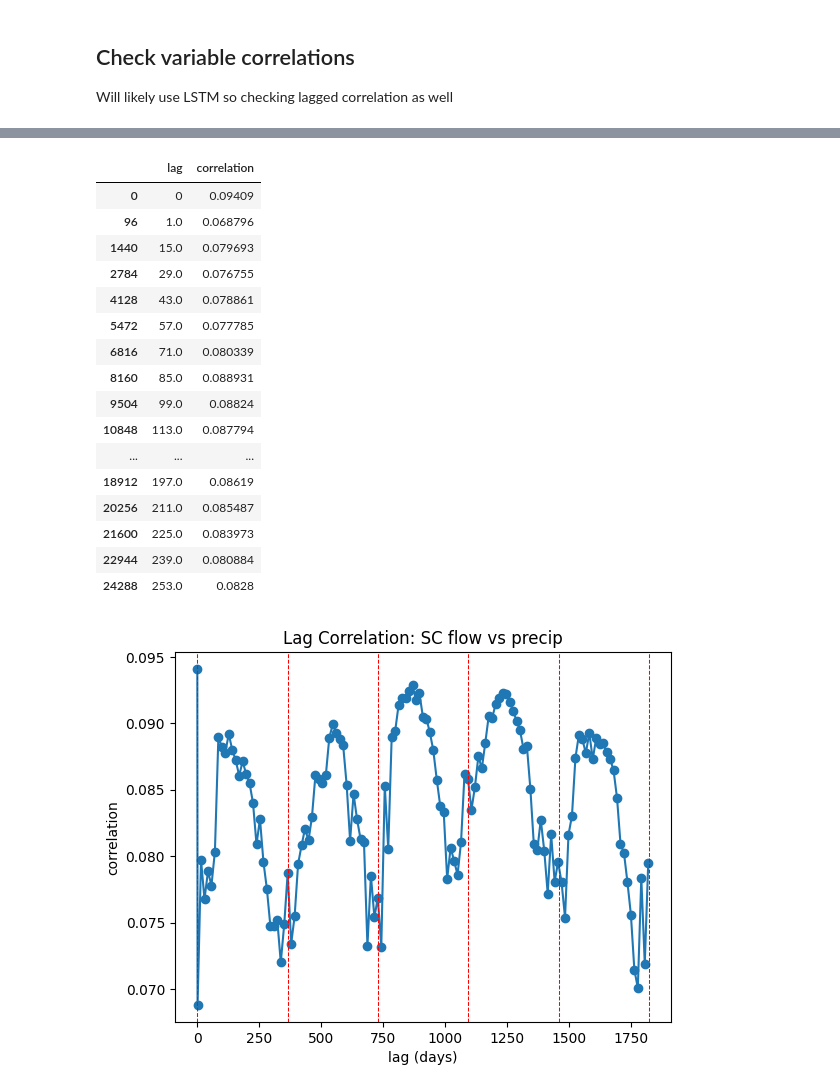
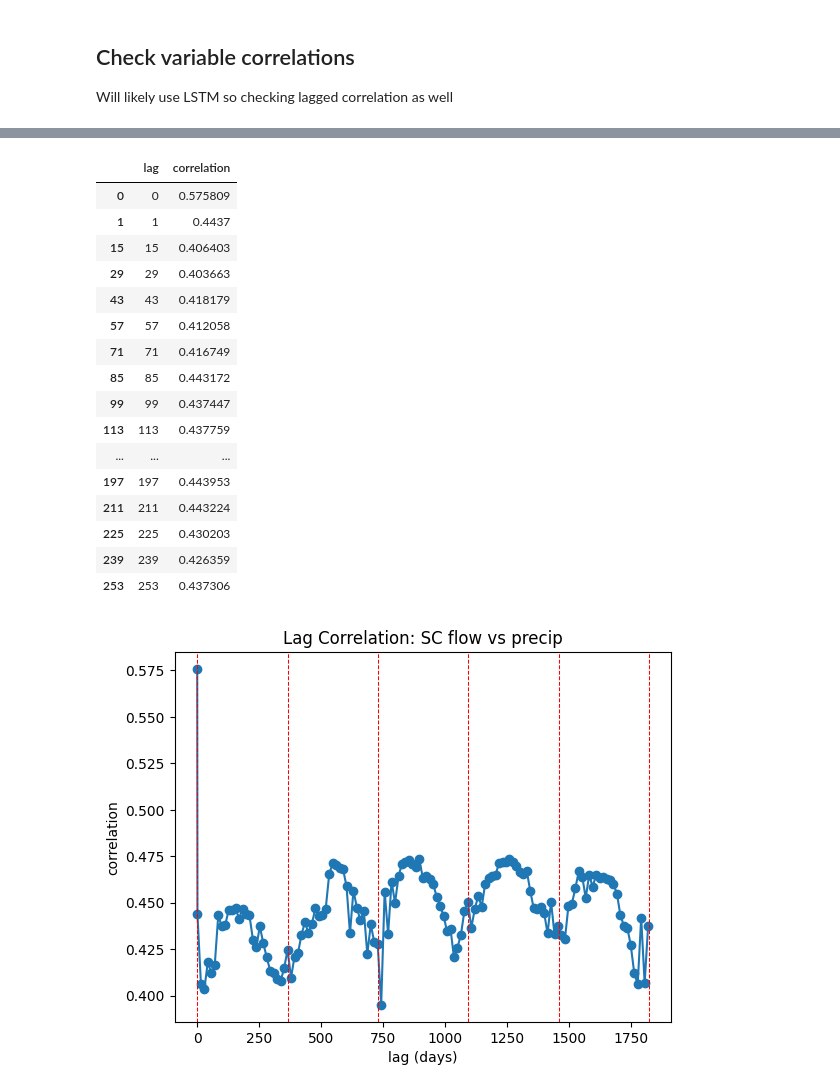
Before and after one commit to kpretz/San-Lorenzo-Flood-Prediction, a Jupyter notebook: 01_GetData_EDA.ipynb, the cells around one changed output, grey strips where cells are left out. Cells and saved outputs as stored; diff of their text form; code cells hidden in the pictures.

```diff
--- a/01_GetData_EDA.ipynb
+++ b/01_GetData_EDA.ipynb
@@ -168,6 +210,9 @@ Missing streamflow is linearly interpolated.
 # %%
 # combine all data into one df
 
-hydro_data = pd.merge(rain_15min, streamflow, how='outer', left_index=True, right_index=True)
+hydro_data1 = pd.merge(rain_resample, streamflow, how='outer', left_index=True, right_index=True)
+hydro_data = pd.merge(hydro_data1, ndwi, how='outer', left_index=True, right_index=True)
+hydro_data['ndwi_watershed_green_nir'] = hydro_data['ndwi_watershed_green_nir'].ffill()
+
 hydro_data.head()
 # %% [output]
@@ -251,10 +292,10 @@ dtype: object
 # %%
-hydro_data[['q_cfs_BT_int', 'q_cfs_SC_int']] = hydro_data[['q_cfs_BT', 'q_cfs_SC']].interpolate()
+hydro_data[['q_cfs_peak_BT_int', 'q_cfs_peak_SC_int']] = hydro_data[['q_cfs_peak_BT', 'q_cfs_peak_SC']].interpolate()
 # hydro_data[['q_cfs_BT', 'q_cfs_SC']] = hydro_data[['q_cfs_BT', 'q_cfs_SC']].fillna(-999)
 f, ax = plt.subplots(2, 1)
-ax[0].plot(hydro_data[['q_cfs_BT']])
+ax[0].plot(hydro_data[['q_cfs_peak_BT']])
 # ax[0].plot(hydro_data.q_cfs_BT.isna() * 10000 - 5000, linestyle='', marker='.')
-ax[1].plot(hydro_data[['q_cfs_SC', 'q_cfs_SC_int']])
+ax[1].plot(hydro_data[['q_cfs_peak_SC', 'q_cfs_peak_SC_int']])
 # ax[0].set_yscale('log')
 # ax[0].set_xlim(pd.to_datetime('2018-04-01'), pd.to_datetime('2018-05-01'))
 # %% [output]
@@ -300,6 +341,6 @@ dtype: float64
 # %%
 hydro_data.isna().sum()
-hydro_data_clean = hydro_data.drop(['q_cfs_BT', 'code_BT', 'dateTime_BT', 'q_cfs_SC', 'code_SC', 'dateTime_SC', 'tz_BT', 'tz_SC'], axis=1)
+hydro_data_clean = hydro_data.drop(['q_cfs_peak_BT', 'code_BT', 'q_cfs_peak_SC', 'code_SC', 'tz_BT', 'tz_SC'], axis=1)
 
 hydro_data_clean
 # %% [output]
@@ -416,11 +458,12 @@ drought_data#.loc[pd.to_datetime('2008-10-01'), :]
 1277 rows × 5 columns
 # %%
 #merge drought and wildfire data
-drought_data_15min = drought_data.resample('15min').ffill()
-data = pd.merge(hydro_data_clean, drought_data_15min, left_index=True, right_index=True, how='left')
-data = pd.merge(hydro_data_clean, drought_data_15min, left_index=True, right_index=True, how='left')
+drought_data_resample = drought_data.resample('1D').ffill()
+data = pd.merge(hydro_data_clean, drought_data_resample, left_index=True, right_index=True, how='left')
+data = pd.merge(hydro_data_clean, drought_data_resample, left_index=True, right_index=True, how='left')
 
 for k in wildfire_percent.keys():
     data.loc[data['wy'] == k, 'wildfire_percent'] = wildfire_percent[k]
 
 data[['wildfire_percent']] = data[['wildfire_percent']].fillna(0)
+data.head()
@@ -462,39 +517,39 @@ sns.heatmap(data.corr(), annot=True, vmin=-1, vmax=1, annot_kws={"size":6})
 # %%
-# calc lag correlation, plot
-lag_step = np.arange(96, 96*365*5, 96*14)
+# calc lag correlation w precip, plot
+lag_step = np.arange(1, 365*5, 14)
 lag_step
 lags_out = pd.DataFrame(columns=['lag', 'correlation'])
-lags_out.loc[0, :] = [0, np.corrcoef(data.q_cfs_SC_int, data.precip_in)[1,0]]
+lags_out.loc[0, :] = [0, np.corrcoef(data['q_cfs_peak_SC_int'], data.precip_in)[1,0]]
 for lag in lag_step:
     data_lag = data.copy()
-    data_lag.q_cfs_BT_int = data_lag.q_cfs_BT_int.diff(lag)
+    data_lag['q_cfs_peak_BT_int'] = data_lag['q_cfs_peak_BT_int'].diff(lag)
     data_lag.dropna(inplace=True)
-    lags_out.loc[lag, :] = [lag/96, np.corrcoef(data_lag.q_cfs_BT_int, data_lag.precip_in)[1,0]]
+    lags_out.loc[lag, :] = [lag, np.corrcoef(data_lag['q_cfs_peak_BT_int'], data_lag['precip_in'])[1,0]]
 
 f, ax = plt.subplots(1, 1)
-ax.plot(lags_out.lag, lags_out.correlation,  linestyle='-', marker='o')
+ax.plot(lags_out['lag'], lags_out['correlation'],  linestyle='-', marker='o')
 ax.set_ylabel('correlation')
 ax.set_xlabel('lag (days)')
 ax.set_title('Lag Correlation: SC flow vs precip')
 for x in np.arange(0, 6*365, 365):
     ax.axvline(x, c='r', linestyle='--', linewidth=0.75)
 lags_out.head(20)
 # %% [output]
 |  | lag | correlation |
-| 0 | 0 | 0.09409 |
-| 96 | 1.0 | 0.068796 |
-| 1440 | 15.0 | 0.079693 |
-| 2784 | 29.0 | 0.076755 |
-| 4128 | 43.0 | 0.078861 |
-| 5472 | 57.0 | 0.077785 |
-| 6816 | 71.0 | 0.080339 |
-| 8160 | 85.0 | 0.088931 |
-| 9504 | 99.0 | 0.08824 |
-| 10848 | 113.0 | 0.087794 |
+| 0 | 0 | 0.575809 |
+| 1 | 1 | 0.4437 |
+| 15 | 15 | 0.406403 |
+| 29 | 29 | 0.403663 |
+| 43 | 43 | 0.418179 |
+| 57 | 57 | 0.412058 |
+| 71 | 71 | 0.416749 |
+| 85 | 85 | 0.443172 |
+| 99 | 99 | 0.437447 |
+| 113 | 113 | 0.437759 |
 | ... | ... | ... |
-| 18912 | 197.0 | 0.08619 |
-| 20256 | 211.0 | 0.085487 |
-| 21600 | 225.0 | 0.083973 |
-| 22944 | 239.0 | 0.080884 |
-| 24288 | 253.0 | 0.0828 |
+| 197 | 197 | 0.443953 |
+| 211 | 211 | 0.443224 |
+| 225 | 225 | 0.430203 |
+| 239 | 239 | 0.426359 |
+| 253 | 253 | 0.437306 |
-[figure, old version]
+[figure, new version]
```
Also changed, not shown: parts of 30 cells of this notebook, 3 other files.
